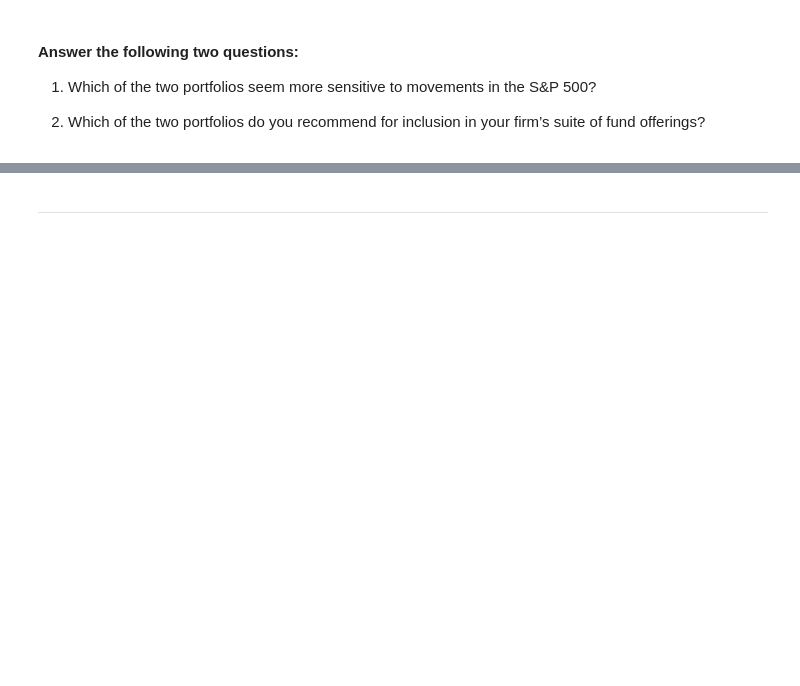
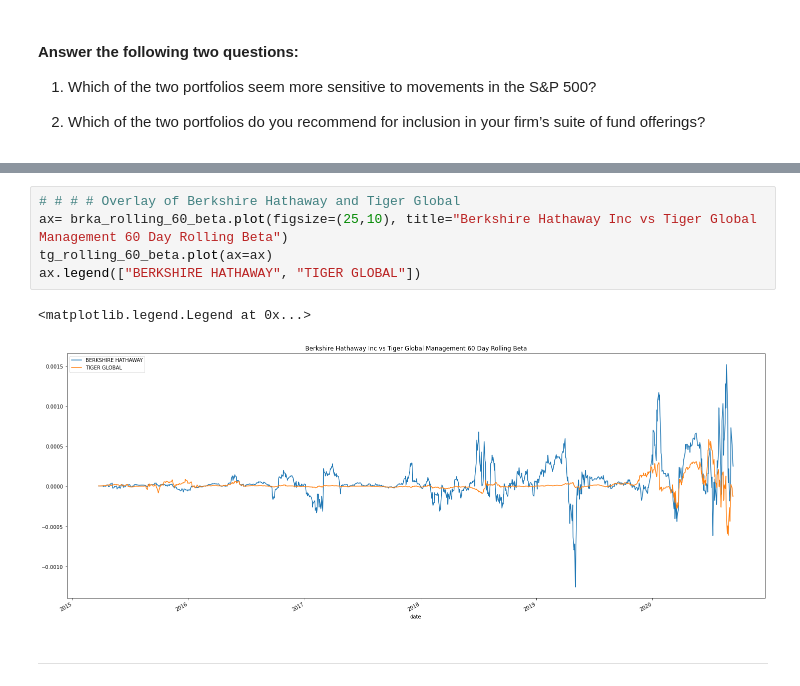
Before and after one commit to toniahurst/FinTech_Module_4_Challenge, a Jupyter notebook: risk_return_analysis.ipynb, the cells around one changed output, grey strips where cells are left out. Cells and saved outputs as stored; diff of their text form; blank space fills up the shorter version.

```diff
--- a/risk_return_analysis.ipynb
+++ b/risk_return_analysis.ipynb
@@ -483,2 +519,10 @@ beta_market.mean()
+# %%
+# # # # Overlay of Berkshire Hathaway and Tiger Global
+ax= brka_rolling_60_beta.plot(figsize=(25,10), title="Berkshire Hathaway Inc vs Tiger Global Management 60 Day Rolling Beta")
+tg_rolling_60_beta.plot(ax=ax)
+ax.legend(["BERKSHIRE HATHAWAY", "TIGER GLOBAL"])
+# %% [output]
+<matplotlib.legend.Legend at 0x...>
+[figure, added]
 # %% [markdown]
 ---
```
Also changed, not shown: parts of 12 cells of this notebook.
